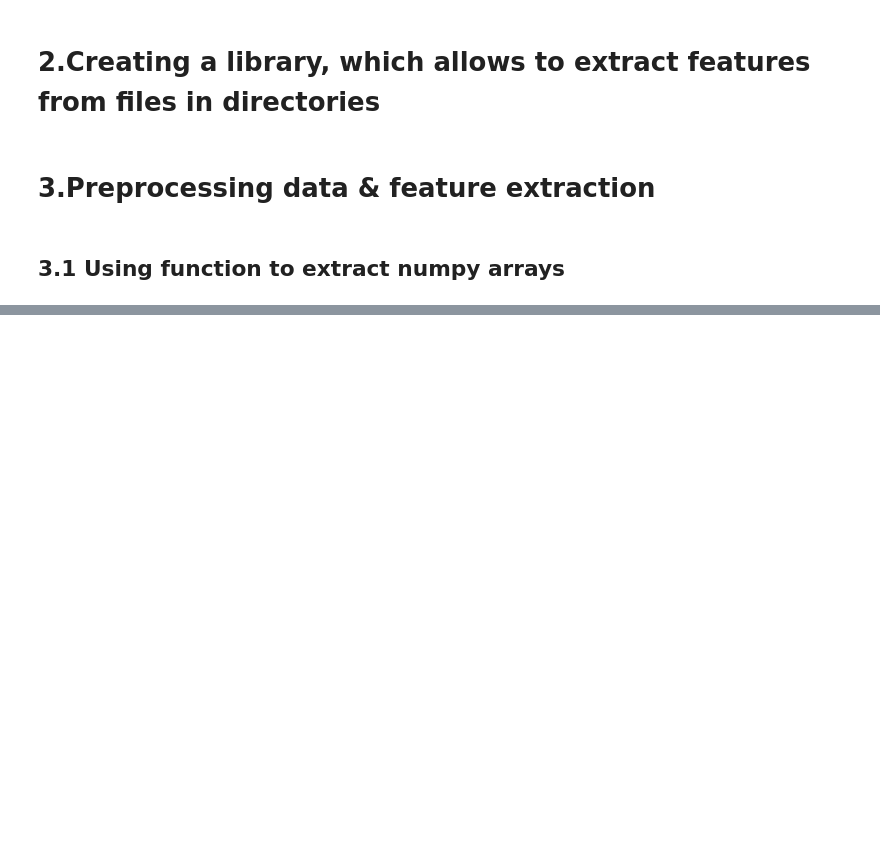
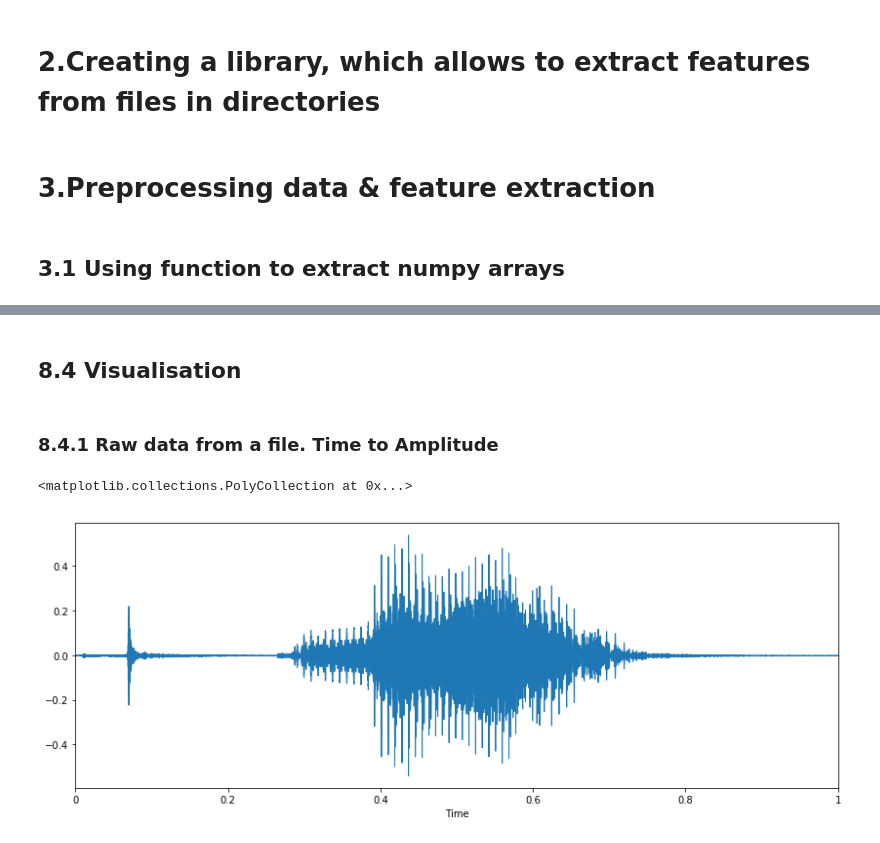
Before and after one commit to lukasy09/KernelDatabase.py, a Jupyter notebook: AudioRecognition&RNN/AudioDataGenerator.ipynb, the cells around one changed output, grey strips where cells are left out. Cells and saved outputs as stored; diff of their text form; code cells hidden in the pictures; blank space fills up the shorter version.

```diff
--- a/AudioRecognition&RNN/AudioDataGenerator.ipynb
+++ b/AudioRecognition&RNN/AudioDataGenerator.ipynb
@@ -189,0 +232,14 @@ array([[9.8801452e-01, 3.5792016e-07]], dtype=float32)
+# %% [markdown]
+## 8.4 Visualisation
+# %% [markdown]
+### 8.4.1 Raw data from a file. Time to Amplitude
+# %%
+x, sr = librosa.load('./dataset3/test/no_1.wav') # extract features
+#x, index = librosa.effects.trim(x) #trimming/getting rid of "0 amplitude areas"
+#print(librosa.get_duration(x), librosa.get_duration(x))
+# %%
+plt.figure(figsize=(14, 5))
+librosa.display.waveplot(x, sr=sr)
+# %% [output]
+<matplotlib.collections.PolyCollection at 0x...>
+[figure, added]
```
Also changed, not shown: parts of 24 cells of this notebook, 1 other file.
